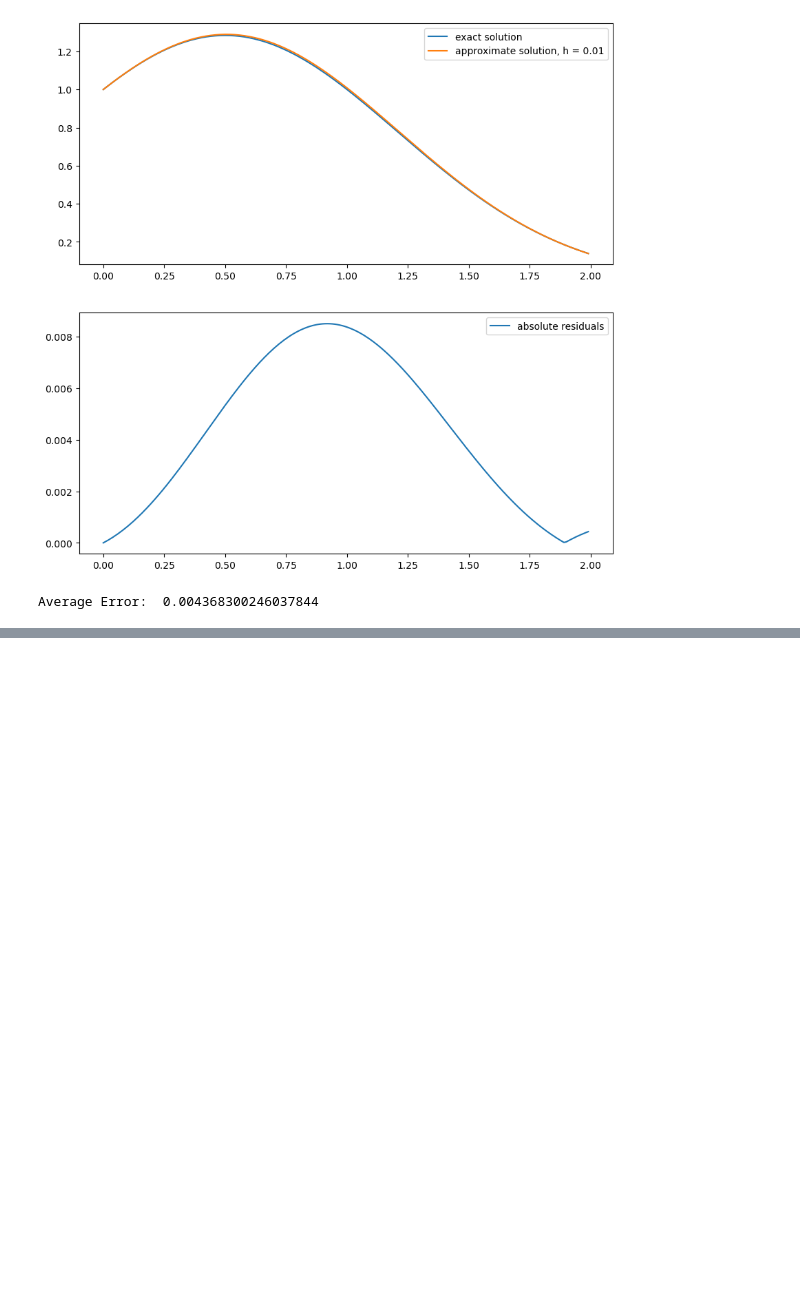
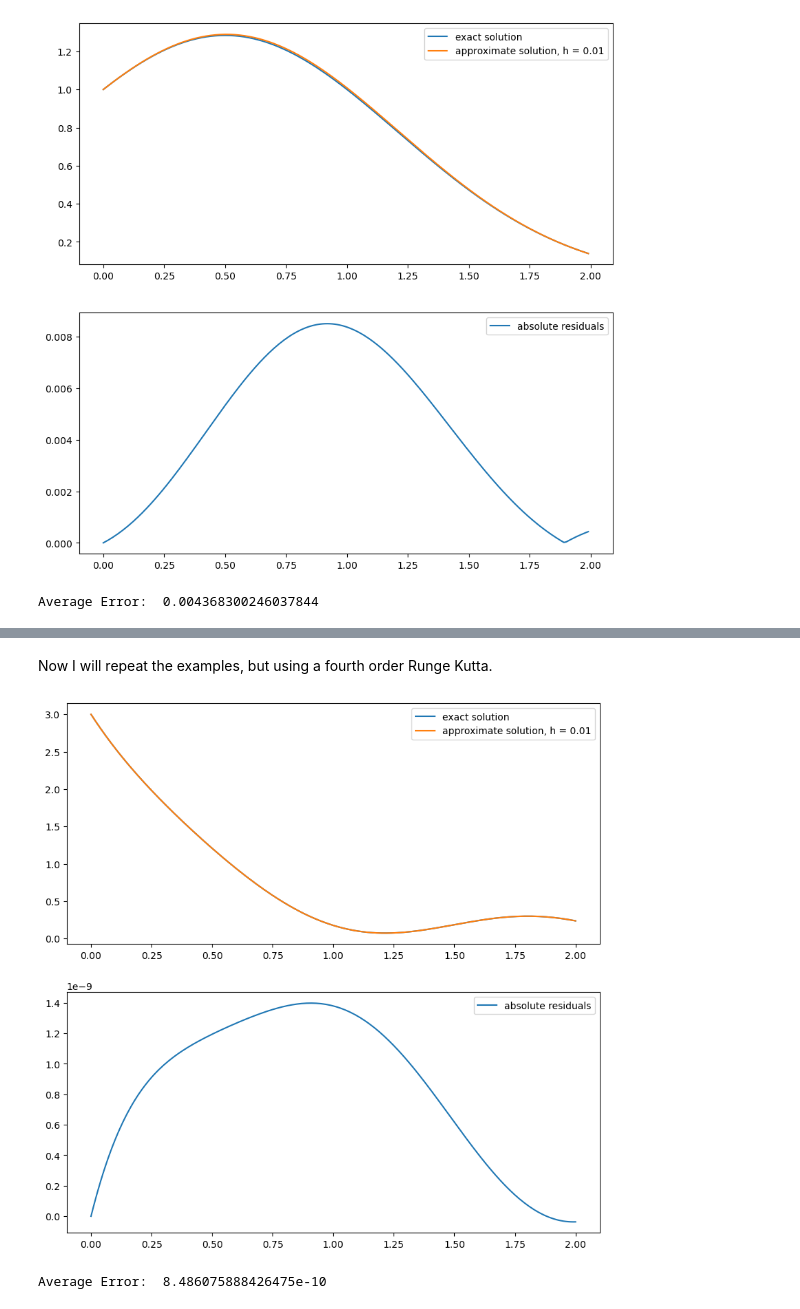
Before and after one commit to lubar1317/lessons-from-lu, a Jupyter notebook: mechanics-simulations/exploring_runge_kutta.ipynb, the cells around one changed output, grey strips where cells are left out. Saved outputs shown, nothing was run; the diff lists cells and outputs as text; code cells hidden in the pictures; blank space fills up the shorter version.

```diff
--- a/mechanics-simulations/exploring_runge_kutta.ipynb
+++ b/mechanics-simulations/exploring_runge_kutta.ipynb
@@ -180,0 +296,48 @@ y(t) \\
+# %% [markdown]
+Now I will repeat the examples, but using a fourth order Runge Kutta.
+# %%
+# solve y' = -2y
+y0 = 3 #initial condition
+h = 0.01 #time step
+t = np.arange(start=0, stop=2+h, step=h) #t from 0 to 2 sec
+
+#exact solution for the equation:
+yexact = 2.9*np.exp(-2*t) + 0.1*np.cos(4*t)  + 0.2*np.sin(4*t)
+
+ystar = np.zeros(len(t)) #preallocated empty array for manipulating
+
+ystar[0] = y0 #initial condition for the array, will set subsequent steps
+
+for i in range(len(t)-1):
+    k1 = -2*ystar[i] + np.cos(4*t[i]) #derivative approximation
+    y1 = ystar[i] + k1*h/2
+
+    k2 = -2*y1 + np.cos(4*(t[i]+h/2))
+    y2 = ystar[i] + k2*h/2
+
+    k3 = -2*y2 + np.cos(4*(t[i]+h/2))
+    y3 = ystar[i] + k3*h
+
+    k4 = -2*y3 + np.cos(4*(t[i]+h))
+    ystar[i+1] = ystar[i] + (k1+2*k2+2*k3+k4)*h/6 #subsequent step based on approx
+
+residuals = ystar - yexact #determine error
+sqResiduals = np.sqrt(residuals**2) #absolute deviation
+
+fig, ax = plt.subplots(2,1, figsize=(10,10))
+
+ax[0].plot(t, yexact, label='exact solution')
+ax[0].plot(t, ystar, label='approximate solution, h = {}'.format(str(h)))
+
+ax[1].plot(t, sqResiduals, label='absolute residuals')
+
+for a in ax:
+    a.legend()
+
+plt.show()
+
+meanDeviation = np.sum(sqResiduals)/len(t) #average error
+print("Average Error: ", meanDeviation)
+# %% [output]
+[figure, added]
+Average Error:  8.486075888426475e-10
```
Also changed, not shown: parts of 4 cells of this notebook, 1 other file.
